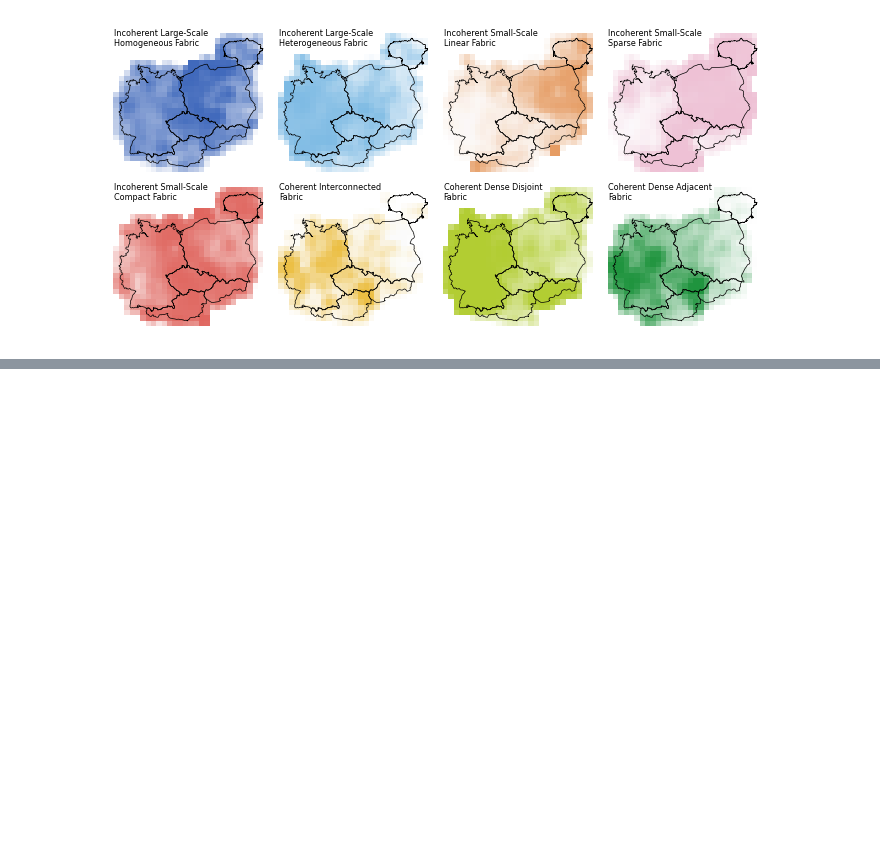
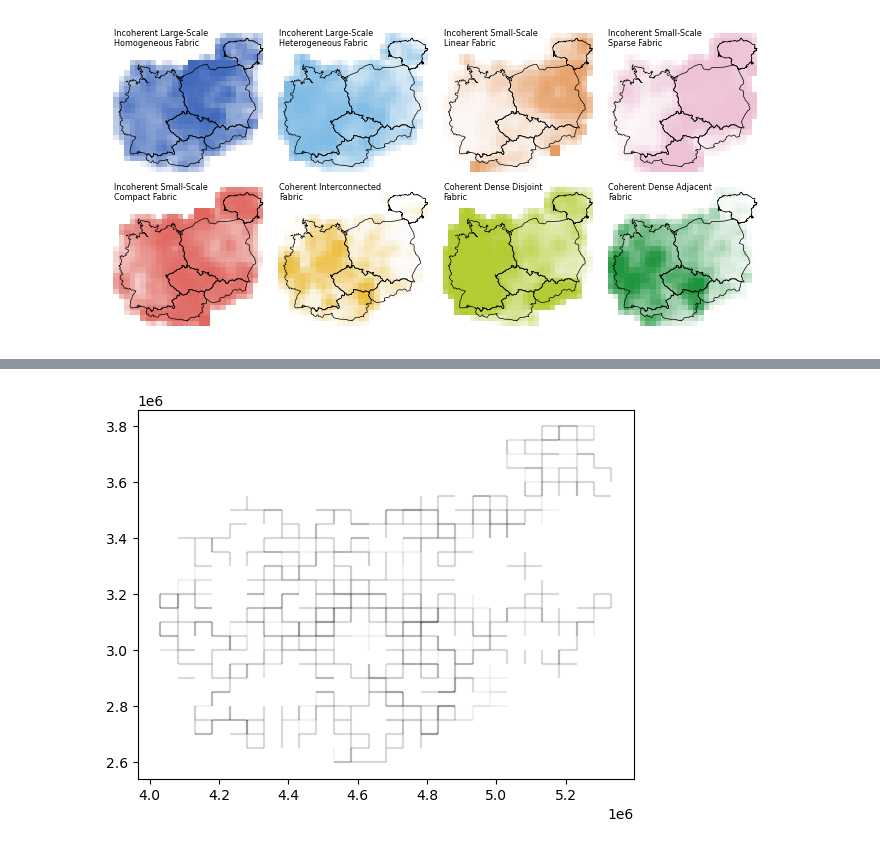
Before and after one commit to uscuni/urban_taxonomy, a Jupyter notebook: code/fig_abundance_maps.ipynb, the cells around one changed output, grey strips where cells are left out. Saved outputs shown, nothing was run; the diff lists cells and outputs as text; code cells hidden in the pictures; blank space fills up the shorter version.

```diff
--- a/code/fig_abundance_maps.ipynb
+++ b/code/fig_abundance_maps.ipynb
@@ -126,0 +163,18 @@ fig.savefig("../data/abundance.png", bbox_inches="tight", dpi=300)
+# %%
+grid_data = grid_data.dropna().reset_index()
+# %%
+contig = Graph.build_contiguity(grid_data, rook=False).transform('r')
+
+lisa = Moran_Local(grid_data[3].fillna(0), contig)
+# %%
+boundaries = []
+for i in range(1, 9):
+    for p in [0.1, 0.05, 0.01]:
+        lisa = Moran_Local(grid_data[i].fillna(0), contig)
+        lisa_graph = Graph.build_block_contiguity(lisa.get_cluster_labels() == "High-High")
+        inter = contig.difference(lisa_graph)
+        boundaries.append(inter)
+
+        lisa_graph = Graph.build_block_contiguity(lisa.get_cluster_labels() == "Low-Low")
+        inter = contig.difference(lisa_graph)
+        boundaries.append(inter)
@@ -126,0 +189,7 @@ fig.savefig("../data/abundance.png", bbox_inches="tight", dpi=300)
+# %%
+f, ax = plt.subplots()
+
+for bound in boundaries:
+    bound.plot(grid_data, ax=ax, nodes=False, edge_kws=dict(alpha=.05))
+# %% [output]
+[figure, added]
```
Also changed, not shown: parts of 20 cells of this notebook, 1 other file.
